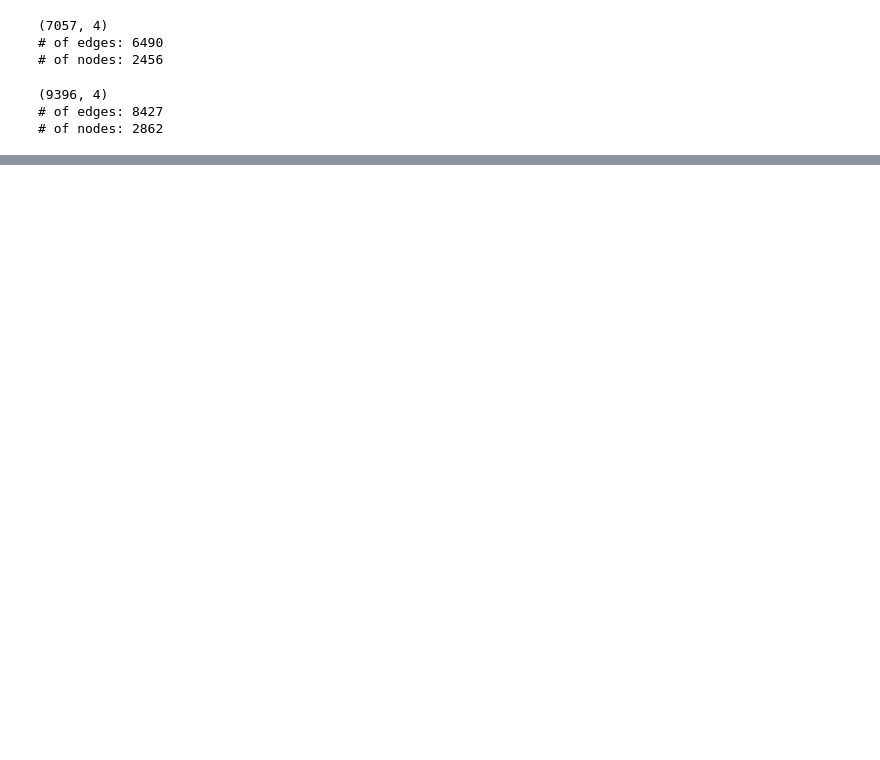
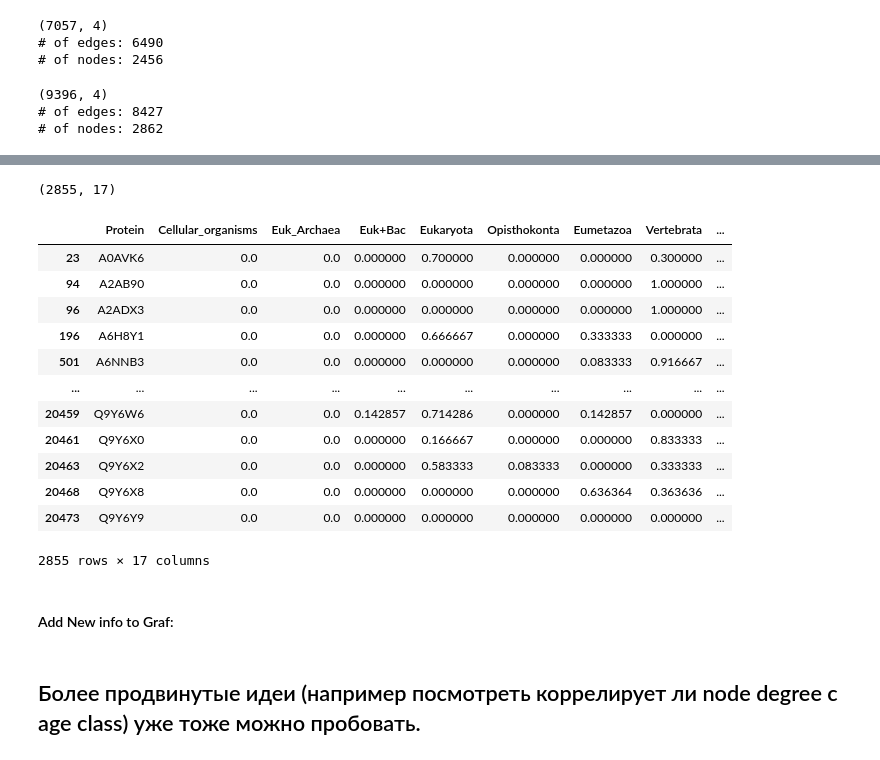
Before and after one commit to Freddsle/age_patterns, a Jupyter notebook: code/02_age_gene_classes.ipynb, the cells around one changed output, grey strips where cells are left out. Drawn from its saved outputs; the diff is of its cells as text; code cells hidden in the pictures; blank space fills up the shorter version.

Commit message:
add genes to protein age classes

```diff
--- a/code/02_age_gene_classes.ipynb
+++ b/code/02_age_gene_classes.ipynb
@@ -67,0 +215,5 @@ human_data
+# %%
+human_classes = pd.read_csv('../data/main_HUMAN.csv')
+print(human_classes.shape)
+human_classes = human_classes.rename(columns={"Unnamed: 0": "Protein"})
+human_classes.head()
@@ -67,0 +240,8 @@ human_data
+# %%
+human_prot_genes = pd.read_csv('../data/age_classes/human_UniProtMapping.txt',
+                                  sep='\t',
+                                  engine='python',
+                                  names=['Protein', 'Gene'],
+                                  header=1)
+print(human_prot_genes.shape)
+human_prot_genes.head()
@@ -67,0 +256,3 @@ human_data
+# %%
+human_classes = human_classes.merge(human_prot_genes, how='outer', on=['Protein'])
+human_classes.head()
@@ -67,0 +266,24 @@ human_data
+# %%
+human_prot_genes = human_classes.query('Gene in @human_TFTG')
+#human_prot_genes = human_prot_genes[['Gene', 'modeAge']]
+print(human_prot_genes.shape)
+human_prot_genes
+# %% [output]
+(2855, 17)
+|  | Protein | Cellular_organisms | Euk_Archaea | Euk+Bac | Eukaryota | Opisthokonta | Eumetazoa | Vertebrata | ... |
+| 23 | A0AVK6 | 0.0 | 0.0 | 0.000000 | 0.700000 | 0.000000 | 0.000000 | 0.300000 | ... |
+| 94 | A2AB90 | 0.0 | 0.0 | 0.000000 | 0.000000 | 0.000000 | 0.000000 | 1.000000 | ... |
+| 96 | A2ADX3 | 0.0 | 0.0 | 0.000000 | 0.000000 | 0.000000 | 0.000000 | 1.000000 | ... |
+| 196 | A6H8Y1 | 0.0 | 0.0 | 0.000000 | 0.666667 | 0.000000 | 0.333333 | 0.000000 | ... |
+| 501 | A6NNB3 | 0.0 | 0.0 | 0.000000 | 0.000000 | 0.000000 | 0.083333 | 0.916667 | ... |
+| ... | ... | ... | ... | ... | ... | ... | ... | ... | ... |
+| 20459 | Q9Y6W6 | 0.0 | 0.0 | 0.142857 | 0.714286 | 0.000000 | 0.142857 | 0.000000 | ... |
+| 20461 | Q9Y6X0 | 0.0 | 0.0 | 0.000000 | 0.166667 | 0.000000 | 0.000000 | 0.833333 | ... |
+| 20463 | Q9Y6X2 | 0.0 | 0.0 | 0.000000 | 0.583333 | 0.083333 | 0.000000 | 0.333333 | ... |
+| 20468 | Q9Y6X8 | 0.0 | 0.0 | 0.000000 | 0.000000 | 0.000000 | 0.636364 | 0.363636 | ... |
+| 20473 | Q9Y6Y9 | 0.0 | 0.0 | 0.000000 | 0.000000 | 0.000000 | 0.000000 | 0.000000 | ... |
+2855 rows × 17 columns
+# %% [markdown]
+#### Add New info to Graf:
+# %% [markdown]
+## Более продвинутые идеи (например посмотреть коррелирует ли node degree с age class) уже тоже можно пробовать.
```
Also changed, not shown: parts of 32 cells of this notebook, 8 other files.
